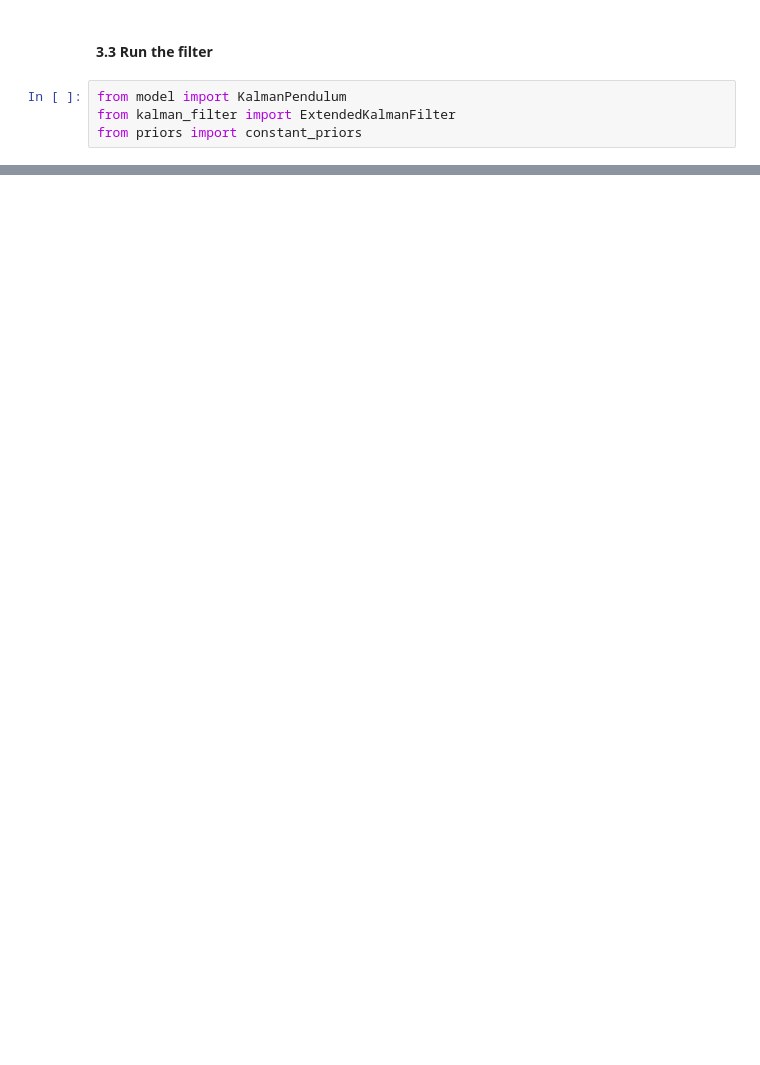
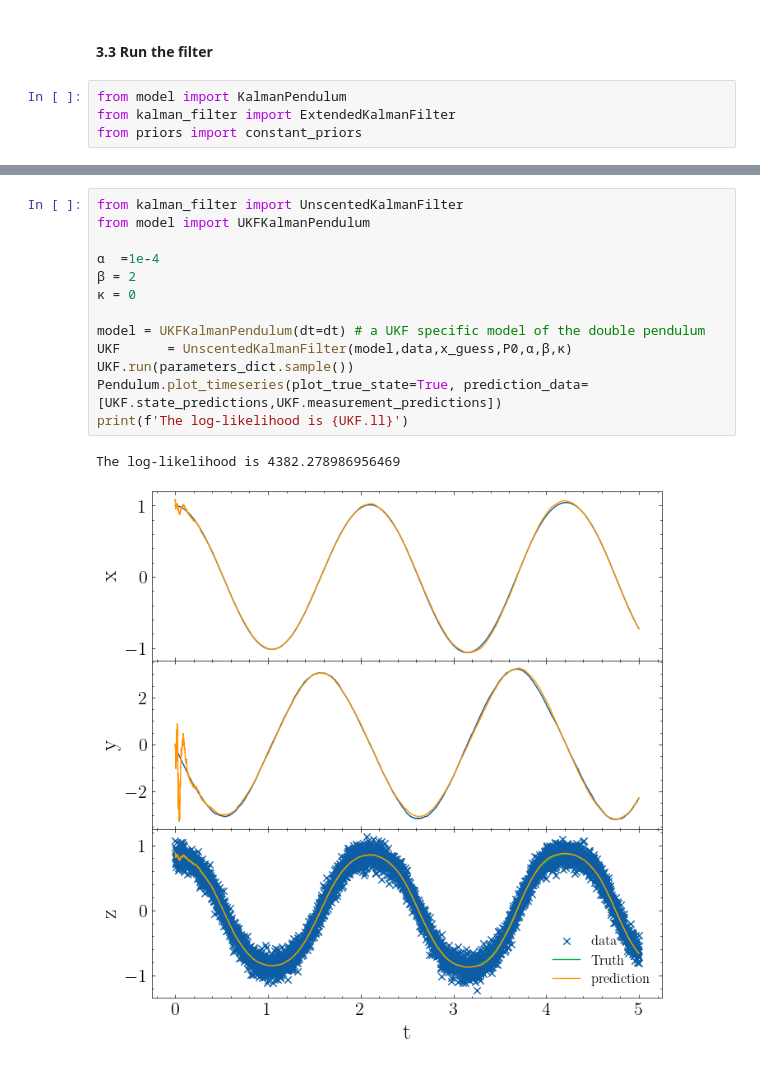
Before and after one commit to UniMelb-NSGW/SlowKalmanFilter, a Jupyter notebook: notebooks/NoisyPendulum.ipynb, the cells around one changed output, grey strips where cells are left out. Drawn from its saved outputs; the diff is of its cells as text; blank space fills up the shorter version.

```diff
--- a/notebooks/NoisyPendulum.ipynb
+++ b/notebooks/NoisyPendulum.ipynb
@@ -278,0 +274,16 @@ Pendulum.plot_timeseries(plot_true_state=True, prediction_data=[KF.state_predict
+# %%
+from kalman_filter import UnscentedKalmanFilter
+from model import UKFKalmanPendulum
+
+α  =1e-4
+β = 2
+κ = 0
+
+model = UKFKalmanPendulum(dt=dt) # a UKF specific model of the double pendulum
+UKF      = UnscentedKalmanFilter(model,data,x_guess,P0,α,β,κ)
+UKF.run(parameters_dict.sample())
+Pendulum.plot_timeseries(plot_true_state=True, prediction_data=[UKF.state_predictions,UKF.measurement_predictions])
+print(f'The log-likelihood is {UKF.ll}')
+# %% [output]
+The log-likelihood is 4382.278986956469
+[figure, added]
```
Also changed, not shown: parts of 11 cells of this notebook, 10 other files.
